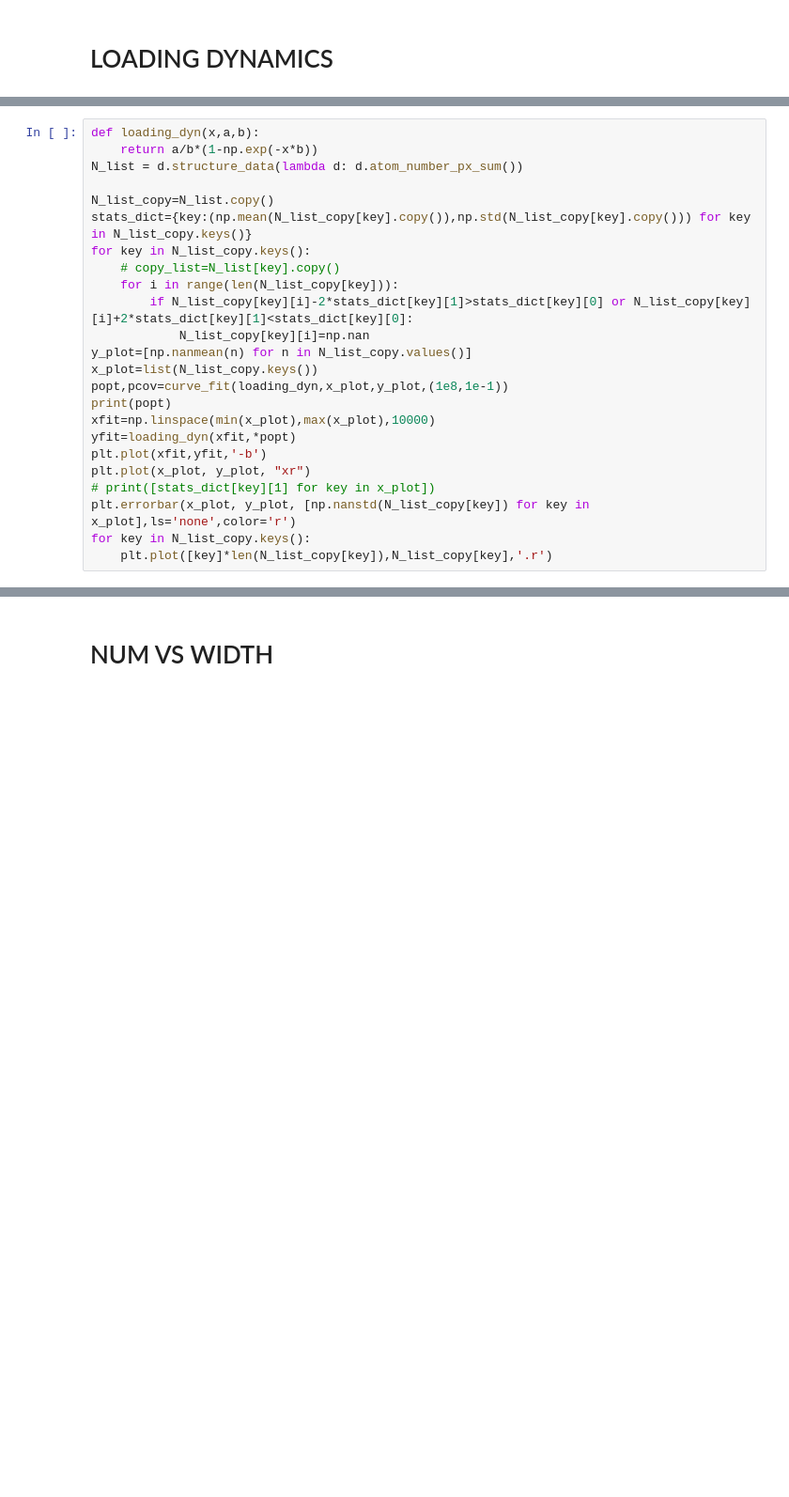
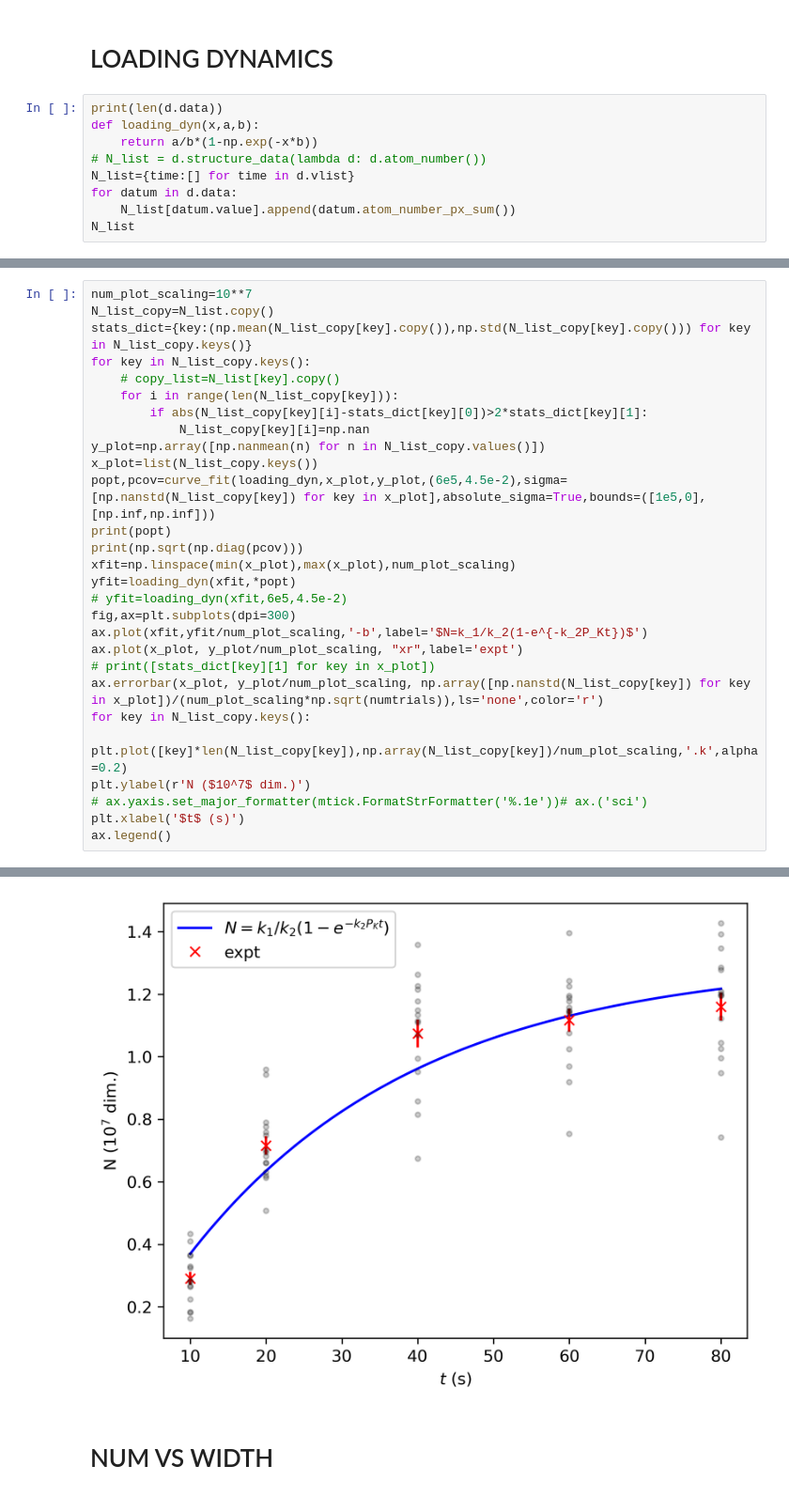
Before and after one commit to benmcdonough20/MOTsArentForKids, a Jupyter notebook: MOT_loading_time_numberVSsize.ipynb, the cells around one changed output, grey strips where cells are left out. Shown at 94% size. Drawn from its saved outputs; the diff is of its cells as text; blank space fills up the shorter version.

```diff
--- a/MOT_loading_time_numberVSsize.ipynb
+++ b/MOT_loading_time_numberVSsize.ipynb
@@ -25,2 +22,11 @@ d = datarun.Experiment(
 # %% [markdown]
 # LOADING DYNAMICS
+# %%
+print(len(d.data))
+def loading_dyn(x,a,b):
+    return a/b*(1-np.exp(-x*b))
+# N_list = d.structure_data(lambda d: d.atom_number())
+N_list={time:[] for time in d.vlist}
+for datum in d.data:
+    N_list[datum.value].append(datum.atom_number_px_sum())
+N_list
@@ -27,24 +52,29 @@ d = datarun.Experiment(
 # %%
-def loading_dyn(x,a,b):
-    return a/b*(1-np.exp(-x*b))
-N_list = d.structure_data(lambda d: d.atom_number_px_sum())
-
+num_plot_scaling=10**7
 N_list_copy=N_list.copy()
 stats_dict={key:(np.mean(N_list_copy[key].copy()),np.std(N_list_copy[key].copy())) for key in N_list_copy.keys()}
 for key in N_list_copy.keys():
     # copy_list=N_list[key].copy()
     for i in range(len(N_list_copy[key])):
-        if N_list_copy[key][i]-2*stats_dict[key][1]>stats_dict[key][0] or N_list_copy[key][i]+2*stats_dict[key][1]<stats_dict[key][0]:
+        if abs(N_list_copy[key][i]-stats_dict[key][0])>2*stats_dict[key][1]:
             N_list_copy[key][i]=np.nan
-y_plot=[np.nanmean(n) for n in N_list_copy.values()]
+y_plot=np.array([np.nanmean(n) for n in N_list_copy.values()])
 x_plot=list(N_list_copy.keys())
-popt,pcov=curve_fit(loading_dyn,x_plot,y_plot,(1e8,1e-1))
+popt,pcov=curve_fit(loading_dyn,x_plot,y_plot,(6e5,4.5e-2),sigma=[np.nanstd(N_list_copy[key]) for key in x_plot],absolute_sigma=True,bounds=([1e5,0],[np.inf,np.inf]))
 print(popt)
-xfit=np.linspace(min(x_plot),max(x_plot),10000)
+print(np.sqrt(np.diag(pcov)))
+xfit=np.linspace(min(x_plot),max(x_plot),num_plot_scaling)
 yfit=loading_dyn(xfit,*popt)
-plt.plot(xfit,yfit,'-b')
-plt.plot(x_plot, y_plot, "xr")
+# yfit=loading_dyn(xfit,6e5,4.5e-2)
+fig,ax=plt.subplots(dpi=300)
+ax.plot(xfit,yfit/num_plot_scaling,'-b',label='$N=k_1/k_2(1-e^{-k_2P_Kt})$')
+ax.plot(x_plot, y_plot/num_plot_scaling, "xr",label='expt')
 # print([stats_dict[key][1] for key in x_plot])
-plt.errorbar(x_plot, y_plot, [np.nanstd(N_list_copy[key]) for key in x_plot],ls='none',color='r')
+ax.errorbar(x_plot, y_plot/num_plot_scaling, np.array([np.nanstd(N_list_copy[key]) for key in x_plot])/(num_plot_scaling*np.sqrt(numtrials)),ls='none',color='r')
 for key in N_list_copy.keys():
-    plt.plot([key]*len(N_list_copy[key]),N_list_copy[key],'.r')
+    plt.plot([key]*len(N_list_copy[key]),np.array(N_list_copy[key])/num_plot_scaling,'.k',alpha=0.2)
+plt.ylabel(r'N ($10^7$ dim.)')
+# ax.yaxis.set_major_formatter(mtick.FormatStrFormatter('%.1e'))# ax.('sci')
+plt.xlabel('$t$ (s)')
+ax.legend()
+# %% [output]
@@ -51,2 +84,3 @@ for key in N_list_copy.keys():
+[figure, added]
 # %% [markdown]
 # NUM VS WIDTH
```
Also changed, not shown: parts of 9 cells of this notebook.
